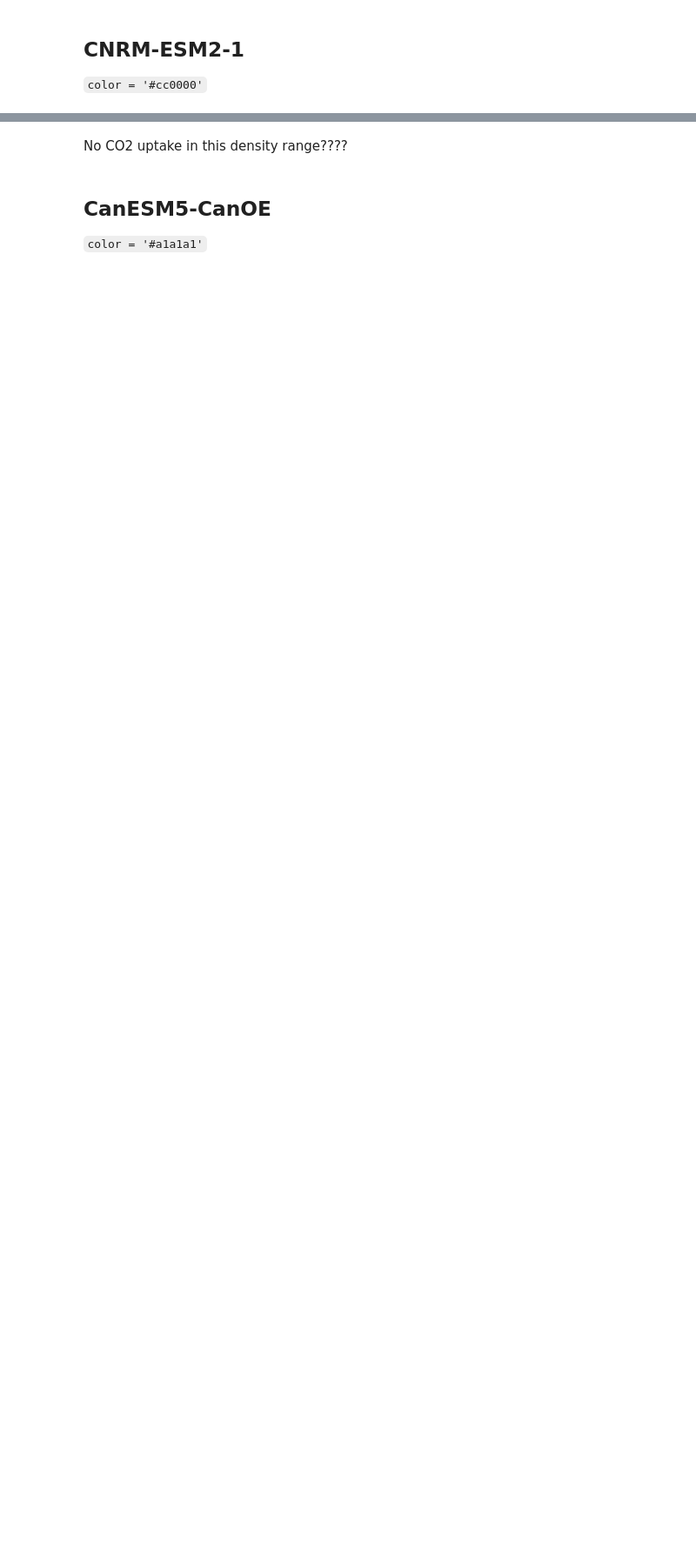
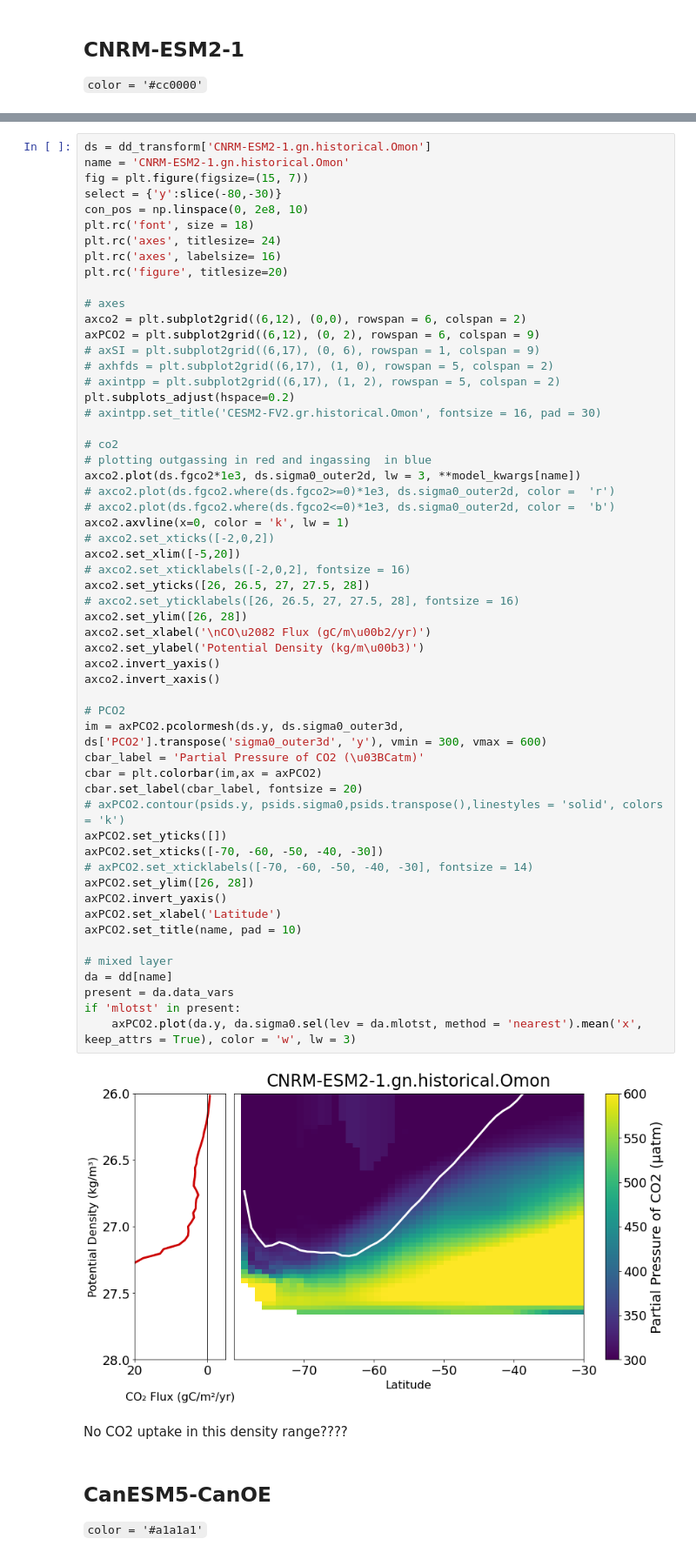
Before and after one commit to abby-baskind/seniorthesis, a Jupyter notebook: notebooks/weight_mean_transform.ipynb, the cells around one changed output, grey strips where cells are left out. Shown at 87% size. Saved outputs shown, nothing was run; the diff lists cells and outputs as text; blank space fills up the shorter version.

```diff
--- a/notebooks/weight_mean_transform.ipynb
+++ b/notebooks/weight_mean_transform.ipynb
@@ -505,3 +555,61 @@ ax.invert_yaxis()
+# %%
+ds = dd_transform['CNRM-ESM2-1.gn.historical.Omon']
+name = 'CNRM-ESM2-1.gn.historical.Omon'
+fig = plt.figure(figsize=(15, 7))
+select = {'y':slice(-80,-30)}
+con_pos = np.linspace(0, 2e8, 10)
+plt.rc('font', size = 18)
+plt.rc('axes', titlesize= 24)
+plt.rc('axes', labelsize= 16)
+plt.rc('figure', titlesize=20)
+
+# axes
+axco2 = plt.subplot2grid((6,12), (0,0), rowspan = 6, colspan = 2)
+axPCO2 = plt.subplot2grid((6,12), (0, 2), rowspan = 6, colspan = 9)
+# axSI = plt.subplot2grid((6,17), (0, 6), rowspan = 1, colspan = 9)
+# axhfds = plt.subplot2grid((6,17), (1, 0), rowspan = 5, colspan = 2)
+# axintpp = plt.subplot2grid((6,17), (1, 2), rowspan = 5, colspan = 2)
+plt.subplots_adjust(hspace=0.2)
+# axintpp.set_title('CESM2-FV2.gr.historical.Omon', fontsize = 16, pad = 30)
+
+# co2
+# plotting outgassing in red and ingassing  in blue
+axco2.plot(ds.fgco2*1e3, ds.sigma0_outer2d, lw = 3, **model_kwargs[name])
+# axco2.plot(ds.fgco2.where(ds.fgco2>=0)*1e3, ds.sigma0_outer2d, color =  'r')
+# axco2.plot(ds.fgco2.where(ds.fgco2<=0)*1e3, ds.sigma0_outer2d, color =  'b')
+axco2.axvline(x=0, color = 'k', lw = 1)
+# axco2.set_xticks([-2,0,2])
+axco2.set_xlim([-5,20])
+# axco2.set_xticklabels([-2,0,2], fontsize = 16)
+axco2.set_yticks([26, 26.5, 27, 27.5, 28])
+# axco2.set_yticklabels([26, 26.5, 27, 27.5, 28], fontsize = 16)
+axco2.set_ylim([26, 28])
+axco2.set_xlabel('\nCO\u2082 Flux (gC/m\u00b2/yr)')
+axco2.set_ylabel('Potential Density (kg/m\u00b3)')
+axco2.invert_yaxis()
+axco2.invert_xaxis()
+
+# PCO2
+im = axPCO2.pcolormesh(ds.y, ds.sigma0_outer3d, ds['PCO2'].transpose('sigma0_outer3d', 'y'), vmin = 300, vmax = 600)
+cbar_label = 'Partial Pressure of CO2 (\u03BCatm)'
+cbar = plt.colorbar(im,ax = axPCO2)
+cbar.set_label(cbar_label, fontsize = 20)
+# axPCO2.contour(psids.y, psids.sigma0,psids.transpose(),linestyles = 'solid', colors = 'k')
+axPCO2.set_yticks([])
+axPCO2.set_xticks([-70, -60, -50, -40, -30])
+# axPCO2.set_xticklabels([-70, -60, -50, -40, -30], fontsize = 14)
+axPCO2.set_ylim([26, 28])
+axPCO2.invert_yaxis()
+axPCO2.set_xlabel('Latitude')
+axPCO2.set_title(name, pad = 10)
+
+# mixed layer
+da = dd[name]
+present = da.data_vars
+if 'mlotst' in present:
+    axPCO2.plot(da.y, da.sigma0.sel(lev = da.mlotst, method = 'nearest').mean('x', keep_attrs = True), color = 'w', lw = 3)
+# %% [output]
+[figure, added]
 # %% [markdown]
 No CO2 uptake in this density range????
 # %% [markdown]
```
Also changed, not shown: parts of 38 cells of this notebook.
